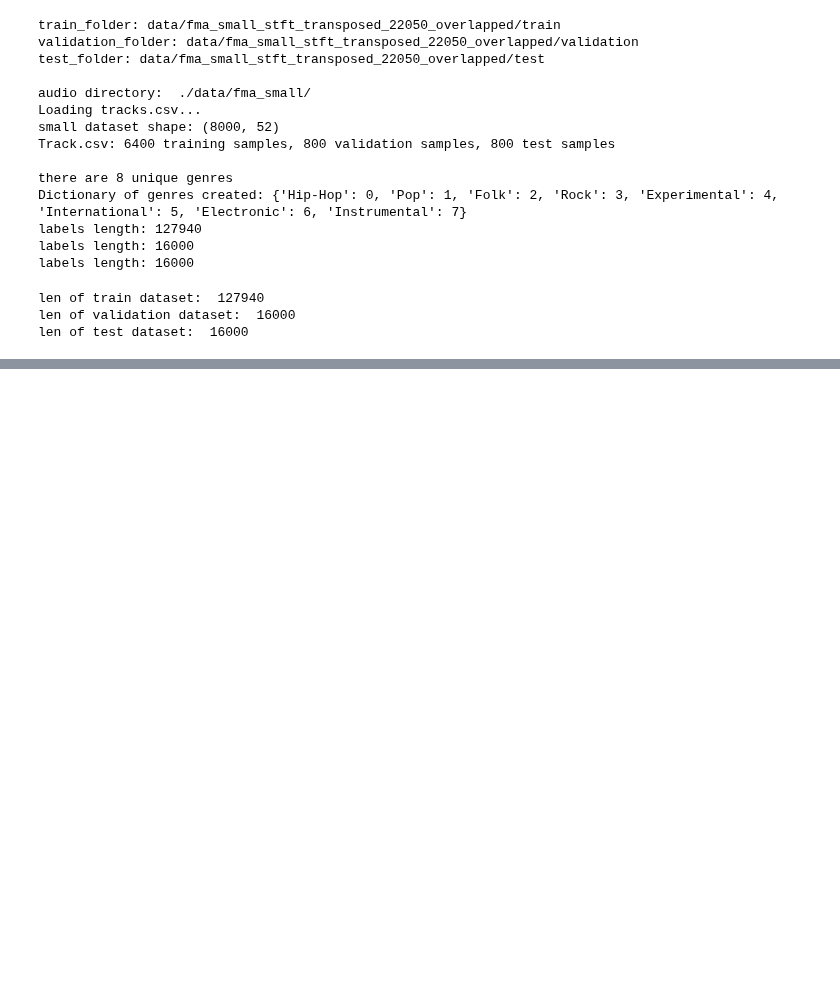
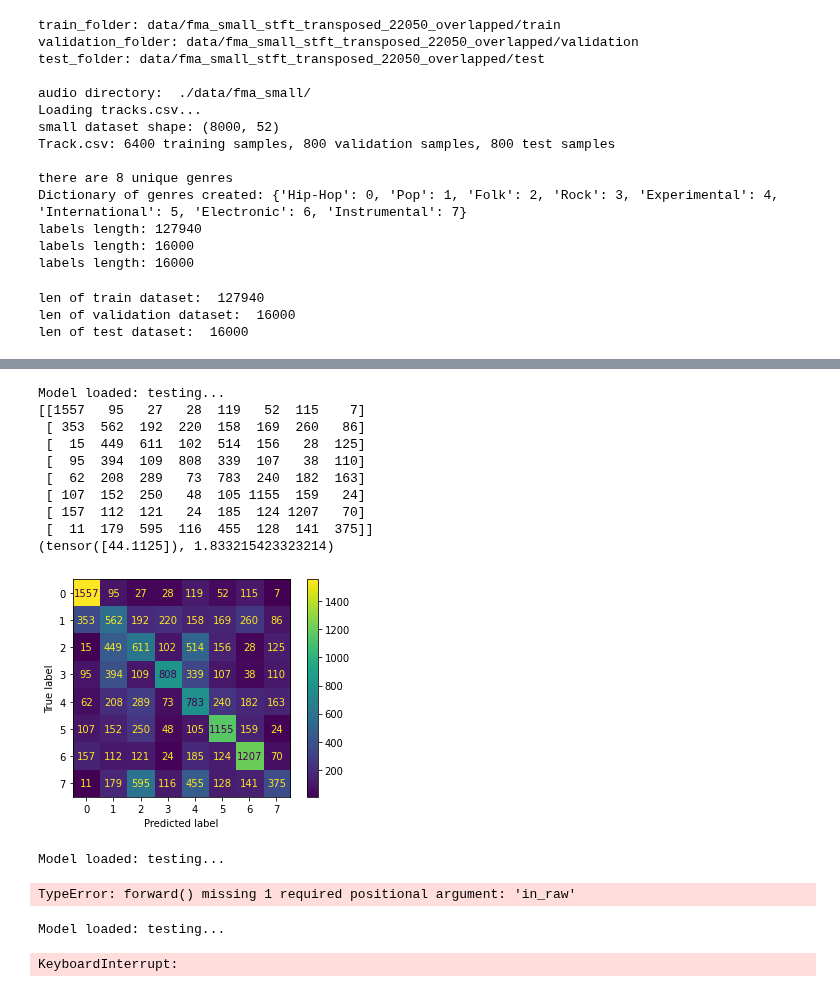
Before and after one commit to davidecolussi/NN_music_genre_recognition, a Jupyter notebook: Ensemble.ipynb, the cells around one changed output, grey strips where cells are left out. Cells and saved outputs as stored; diff of their text form; code cells hidden in the pictures; blank space fills up the shorter version.

```diff
--- a/Ensemble.ipynb
+++ b/Ensemble.ipynb
@@ -469,0 +589,31 @@ Epoch [1/10],Train Loss: 1.8246. Train Accuracy: 45.06328125 Val Loss: 1.9412713
+# %%
+model_path="./best_models/best_models/"
+model_name="Ensemble_Weights"
+
+test_model=Ensemble(load_weights=True)
+test_model.load_state_dict(torch.load(model_path+model_name), strict=False)
+print("Model loaded: testing...")
+print(test(test_model,test_dataset, Y_test))
+# %% [output]
+Model loaded: testing...
+[[1557   95   27   28  119   52  115    7]
+ [ 353  562  192  220  158  169  260   86]
+ [  15  449  611  102  514  156   28  125]
+ [  95  394  109  808  339  107   38  110]
+ [  62  208  289   73  783  240  182  163]
+ [ 107  152  250   48  105 1155  159   24]
+ [ 157  112  121   24  185  124 1207   70]
+ [  11  179  595  116  455  128  141  375]]
+(tensor([44.1125]), 1.833215423323214)
+[figure, added]
+# %%
+model_path="./best_models/best_models/"
+model_name="Ensemble_No_Weights"
+
+test_model=Ensemble(load_weights=False)
+test_model.load_state_dict(torch.load(model_path+model_name), strict=False)
+print("Model loaded: testing...")
+print(test(test_model,test_dataset, Y_test))
+# %% [output]
+Model loaded: testing...
+TypeError: forward() missing 1 required positional argument: 'in_raw'
@@ -469,0 +674,11 @@ Epoch [1/10],Train Loss: 1.8246. Train Accuracy: 45.06328125 Val Loss: 1.9412713
+# %%
+model_path="./best_models/best_models/"
+model_name="Ensemble_Weights"
+
+test_model=Ensemble(load_weights=True)
+test_model.load_state_dict(torch.load(model_path+model_name), strict=False)
+print("Model loaded: testing...")
+print(test(test_model,test_dataset, Y_test))
+# %% [output]
+Model loaded: testing...
+KeyboardInterrupt:
```
Also changed, not shown: parts of 12 cells of this notebook.
